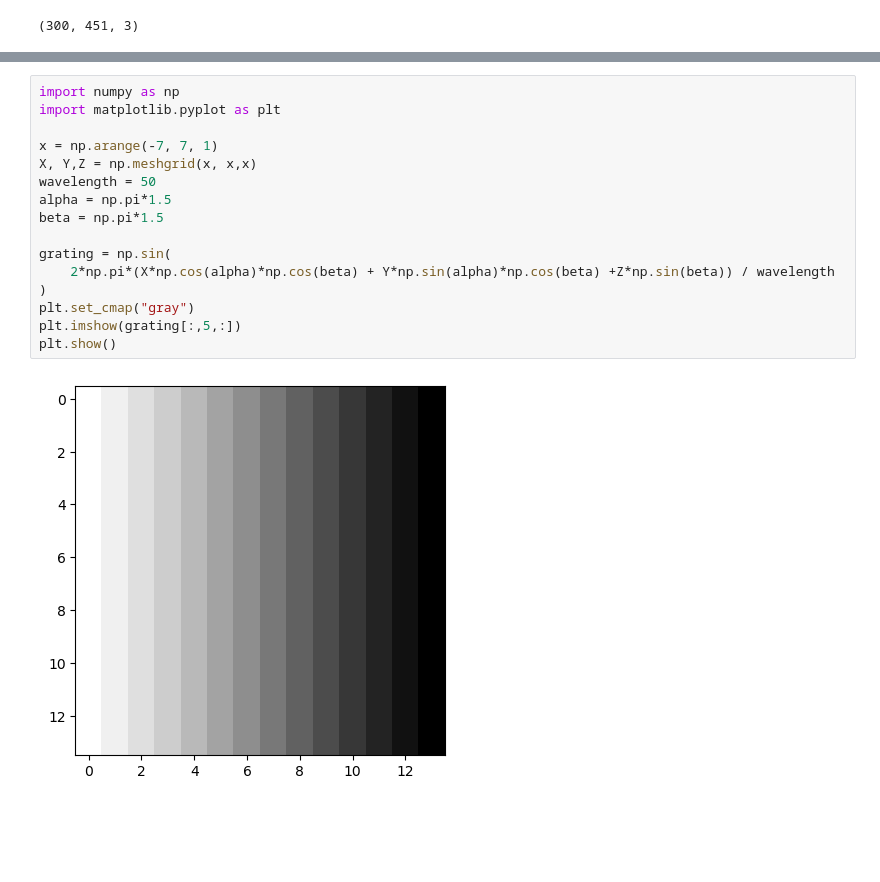
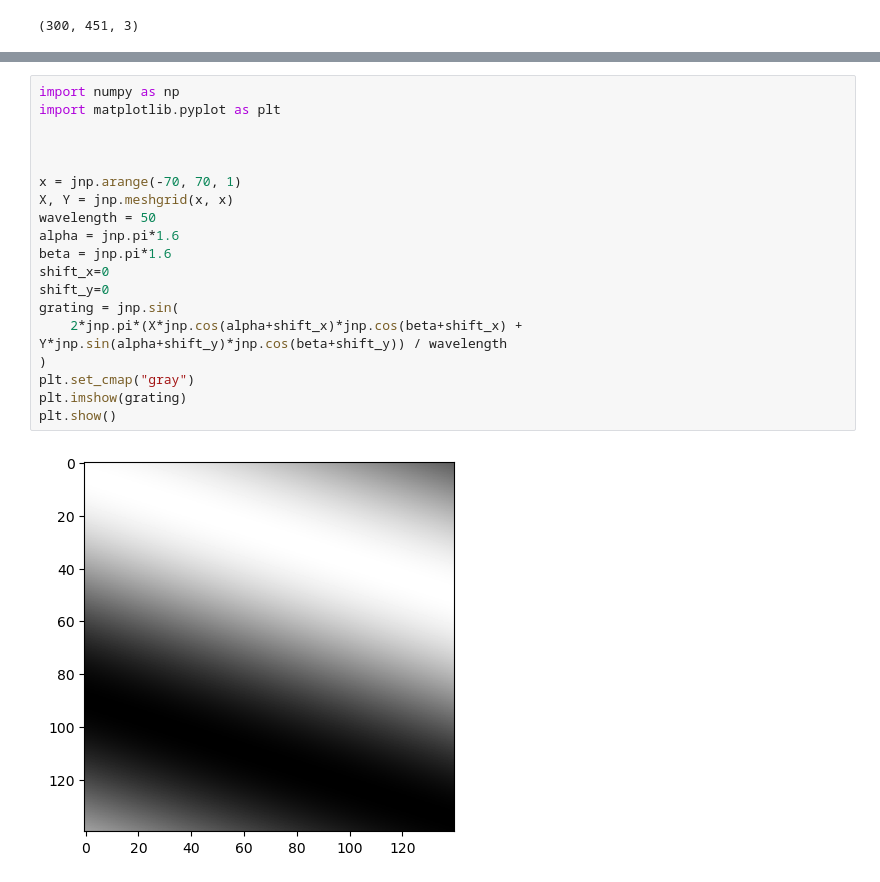
Before and after one commit to jakubMitura14/jax_cpu_experiments, a Jupyter notebook: test-project/test-python.ipynb, the cells around one changed output, grey strips where cells are left out. Cells and saved outputs as stored; diff of their text form; blank space fills up the shorter version.

```diff
--- a/test-project/test-python.ipynb
+++ b/test-project/test-python.ipynb
@@ -40,18 +40,21 @@ No GPU/TPU found, falling back to CPU. (Set TF_CPP_MIN_LOG_LEVEL=0 and rerun for
 # %%
 import numpy as np
 import matplotlib.pyplot as plt
 
-x = np.arange(-7, 7, 1)
-X, Y,Z = np.meshgrid(x, x,x)
+
+
+x = jnp.arange(-70, 70, 1)
+X, Y = jnp.meshgrid(x, x)
 wavelength = 50
-alpha = np.pi*1.5
-beta = np.pi*1.5
-
-grating = np.sin(
-    2*np.pi*(X*np.cos(alpha)*np.cos(beta) + Y*np.sin(alpha)*np.cos(beta) +Z*np.sin(beta)) / wavelength
+alpha = jnp.pi*1.6
+beta = jnp.pi*1.6
+shift_x=0
+shift_y=0
+grating = jnp.sin(
+    2*jnp.pi*(X*jnp.cos(alpha+shift_x)*jnp.cos(beta+shift_x) + Y*jnp.sin(alpha+shift_y)*jnp.cos(beta+shift_y)) / wavelength
 )
 plt.set_cmap("gray")
-plt.imshow(grating[:,5,:])
+plt.imshow(grating)
 plt.show()
 # %% [output]
-[figure, old version]
+[figure, new version]
```
Also changed, not shown: parts of 7 cells of this notebook.
